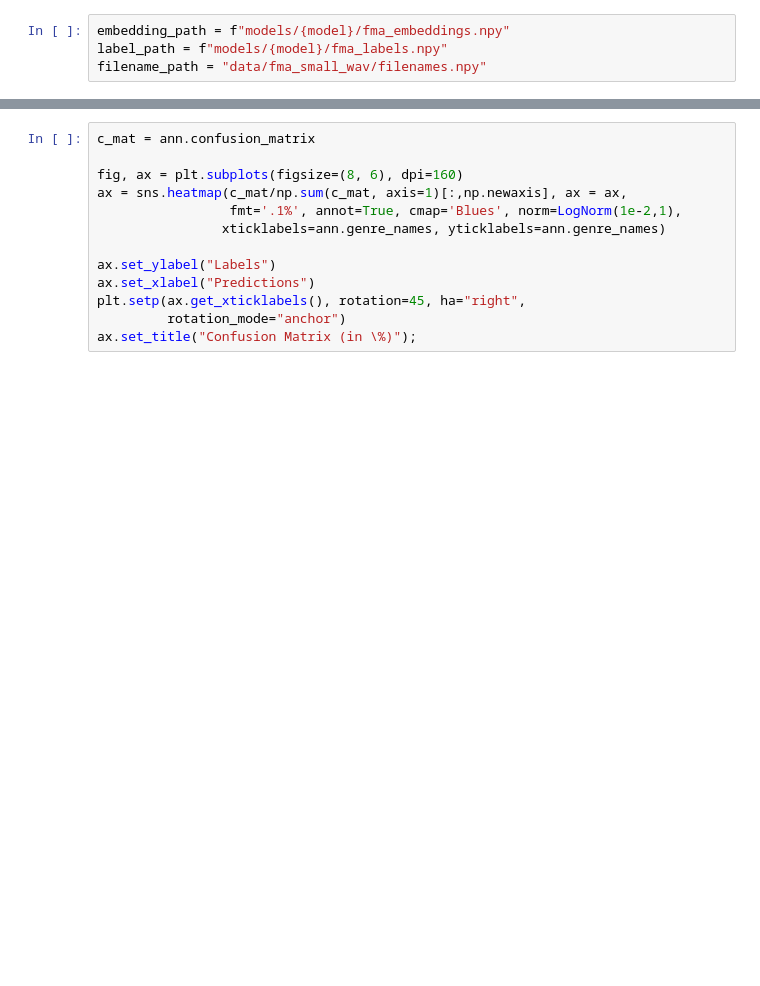
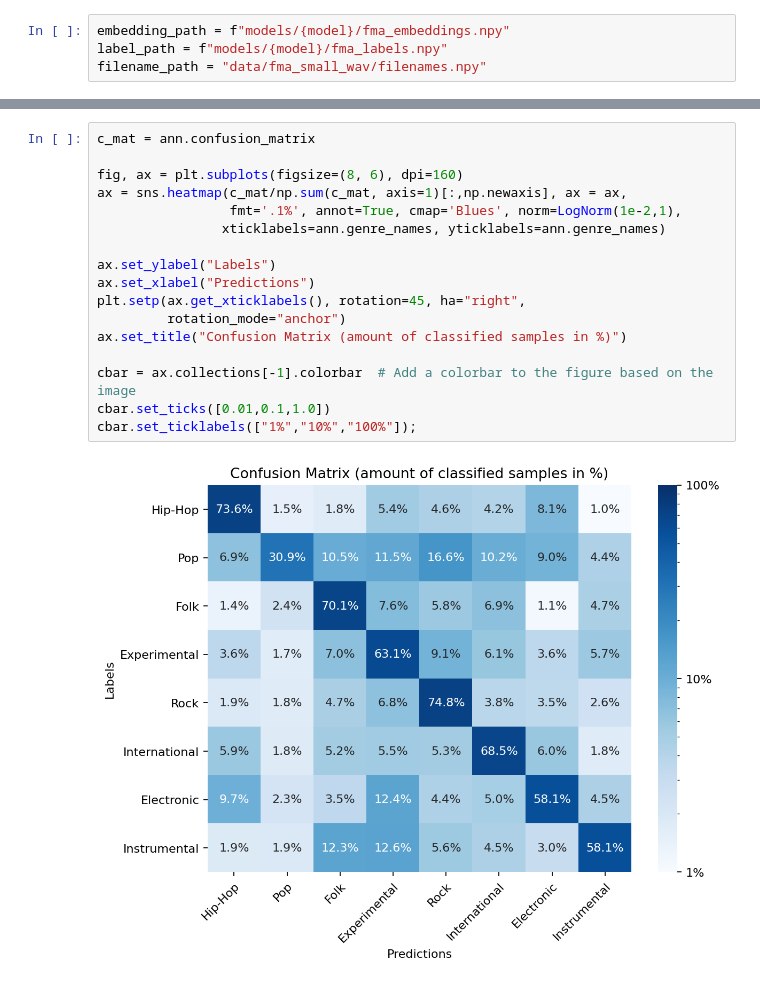
Before and after one commit to Joel103/genre_classification, a Jupyter notebook: ANN_Inference.ipynb, the cells around one changed output, grey strips where cells are left out. Drawn from its saved outputs; the diff is of its cells as text; blank space fills up the shorter version.

```diff
--- a/ANN_Inference.ipynb
+++ b/ANN_Inference.ipynb
@@ -33,16 +33,22 @@ ann.supervised_evaluation(double_vote=False)
 # %%
 c_mat = ann.confusion_matrix
 
 fig, ax = plt.subplots(figsize=(8, 6), dpi=160)
 ax = sns.heatmap(c_mat/np.sum(c_mat, axis=1)[:,np.newaxis], ax = ax,
                  fmt='.1%', annot=True, cmap='Blues', norm=LogNorm(1e-2,1),
                 xticklabels=ann.genre_names, yticklabels=ann.genre_names)
 
 ax.set_ylabel("Labels")
 ax.set_xlabel("Predictions")
 plt.setp(ax.get_xticklabels(), rotation=45, ha="right",
          rotation_mode="anchor")
-ax.set_title("Confusion Matrix (in \%)");
+ax.set_title("Confusion Matrix (amount of classified samples in %)")
+
+cbar = ax.collections[-1].colorbar  # Add a colorbar to the figure based on the image
+cbar.set_ticks([0.01,0.1,1.0])
+cbar.set_ticklabels(["1%","10%","100%"]);
+# %% [output]
+[figure, added]
 # %%
 report = ann.classification_report
 df = pd.DataFrame.from_dict(report).transpose()
```
Also changed, not shown: parts of 7 cells of this notebook, 2 other files.
